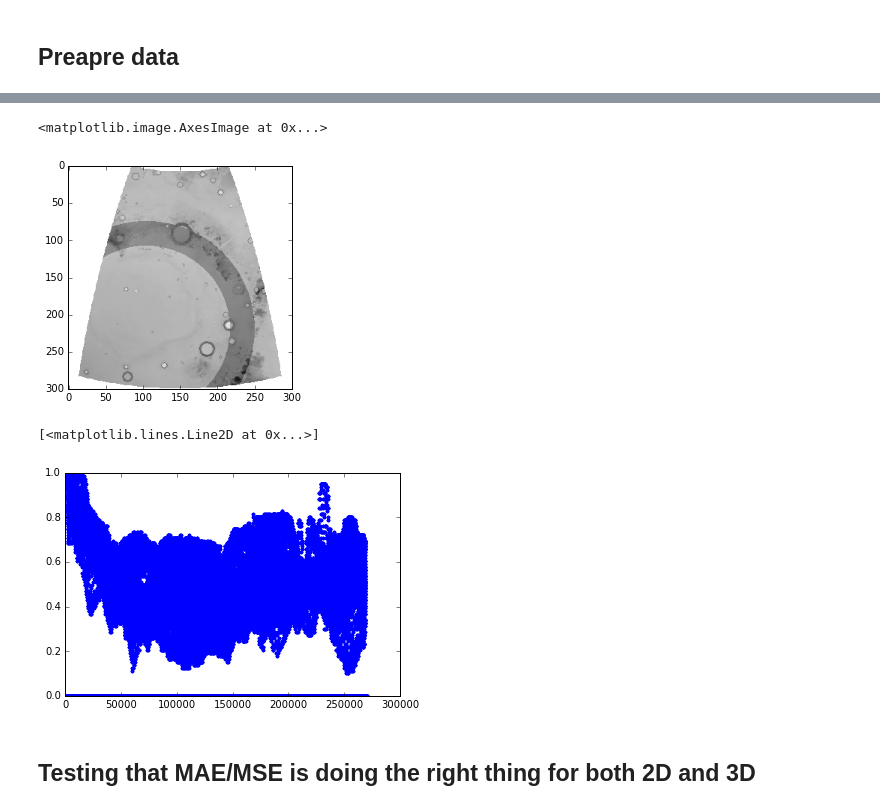
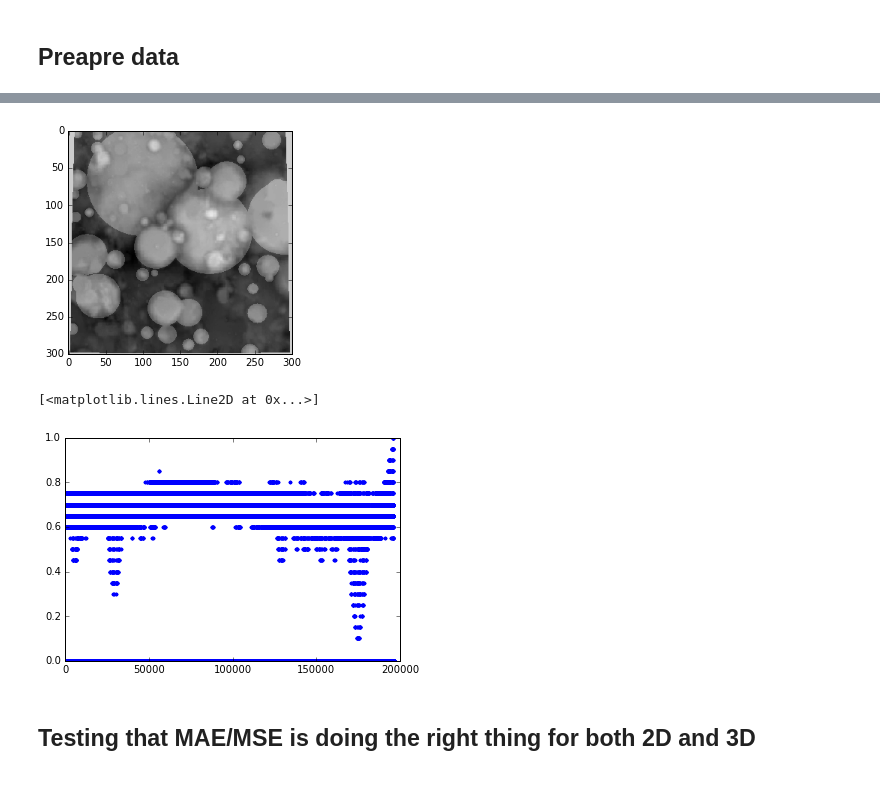
Before and after one commit to silburt/moon-craters, a Jupyter notebook: Mask_generator_analysis_ari.ipynb, the cells around one changed output, grey strips where cells are left out. Saved outputs shown, nothing was run; the diff lists cells and outputs as text; code cells hidden in the pictures.

```diff
--- a/Mask_generator_analysis_ari.ipynb
+++ b/Mask_generator_analysis_ari.ipynb
@@ -21,8 +21,8 @@ import utils.make_density_map_rings as mdm
 # %%
 def get_im_cv2(path, img_width, img_height):
     img = cv2.imread(path)
-    resized = cv2.resize(img, (img_width, img_height))#, cv2.INTER_LINEAR)
-    return resized
+    #resized = cv2.resize(img, (img_width, img_height))#, cv2.INTER_LINEAR)
+    return img
 
 def load_data(path, data_type, img_width, img_height):
     X, X_id, y = [], [], []
@@ -43,9 +43,9 @@ def load_data(path, data_type, img_width, img_height):
 
         csv = pd.read_csv('%s.csv'%fl.split('.png')[0])
         csv.drop( np.where(csv["Diameter (pix)"] < minpix)[0], inplace=True )
-        target = mdm.make_mask(csv, img, binary=True, truncate=True, rings=True)
+        #target = mdm.make_mask(csv, img, binary=True, truncate=True, rings=True)
         #target = mdm.make_circlering_mask(csv, img, binary=True, truncate=True)
-        #target = mdm.make_mask(csv, img, binary=True, rings=True, ringwidth=2, truncate=True)
+        target = mdm.make_mask(csv, img, binary=True, rings=True, ringwidth=1, truncate=True)
         y.append(target)
     return  X, y, X_id
 
@@ -72,6 +72,7 @@ def save_image(data, cm, fn):
     ax.imshow(data, cmap=cm)
     plt.savefig(fn, dpi = height)
 # %%
-train_data, train_target, train_id = read_and_normalize_data('training_set/', 300, 300, 0)
-test_data, test_target, test_id = read_and_normalize_data('test_set/', 300, 300, 0)
+dim = 256
+train_data, train_target, train_id = read_and_normalize_data('ds4/Train_ds4_msk/', dim, dim, 0)
+test_data, test_target, test_id = read_and_normalize_data('ds4/Dev_ds4_msk/', dim, dim, 0)
 # %% [output]
@@ -85,15 +95,16 @@ for i in range(len(train_data)):
 # %%
-i=7
-plt.imshow(train_data[i], origin='upper')
+i=0
+plt.imshow(1-train_data[i], origin='upper')
 plt.imshow(train_target[i].reshape(300,300), origin='upper', cmap="Greys_r", alpha=0.2)
+plt.savefig("moon_exmask.png")
 # %% [output]
-<matplotlib.image.AxesImage at 0x...>
-[figure, old version]
+[figure, new version]
 # %%
-plt.plot(train_data[i].reshape(300*300*3,1), '.', label='ground truth pixel values')
+i=16
+plt.plot(train_data[i].reshape(dim*dim*3,1), '.', label='ground truth pixel values')
 # %% [output]
 [<matplotlib.lines.Line2D at 0x...>]
-[figure, old version]
+[figure, new version]
 # %% [markdown]
 ## Testing that MAE/MSE is doing the right thing for both 2D and 3D
 # %%
```
Also changed, not shown: parts of 9 cells of this notebook, 5 other files.
